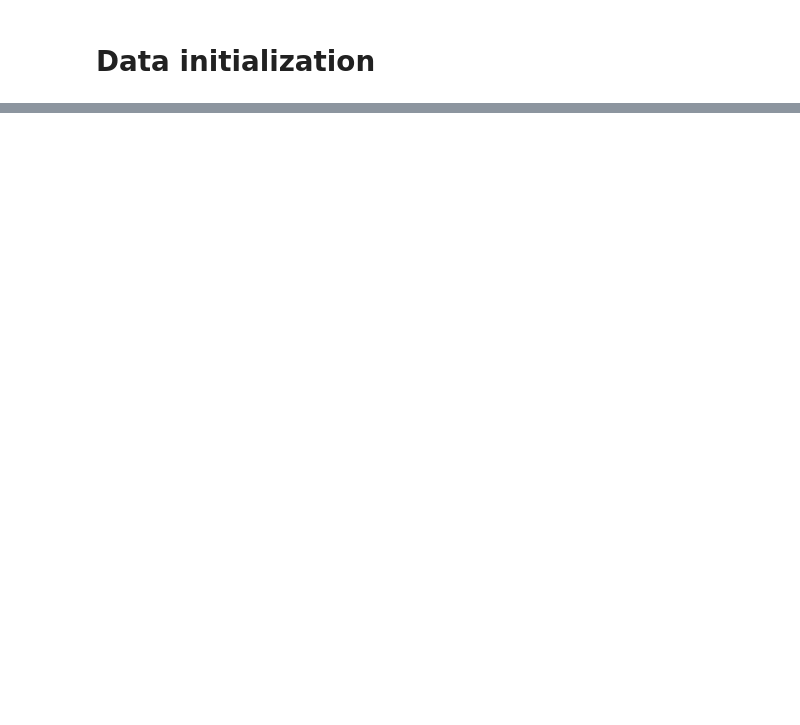
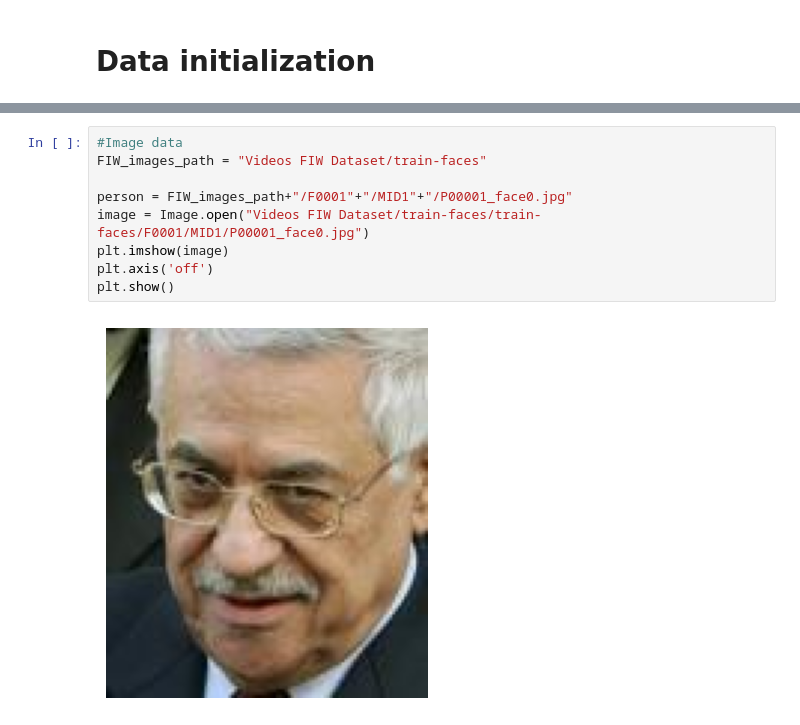
Before and after one commit to Sebastiannfg/Bachelors-Code, a Jupyter notebook: main_notebook.ipynb, the cells around one changed output, grey strips where cells are left out. Drawn from its saved outputs; the diff is of its cells as text; blank space fills up the shorter version.

```diff
--- a/main_notebook.ipynb
+++ b/main_notebook.ipynb
@@ -209,0 +148,11 @@ True
+# %%
+#Image data
+FIW_images_path = "Videos FIW Dataset/train-faces"
+
+person = FIW_images_path+"/F0001"+"/MID1"+"/P00001_face0.jpg"
+image = Image.open("Videos FIW Dataset/train-faces/train-faces/F0001/MID1/P00001_face0.jpg")
+plt.imshow(image)
+plt.axis('off')
+plt.show()
+# %% [output]
+[figure, added]
```
Also changed, not shown: parts of 64 cells of this notebook, 2 other files.
